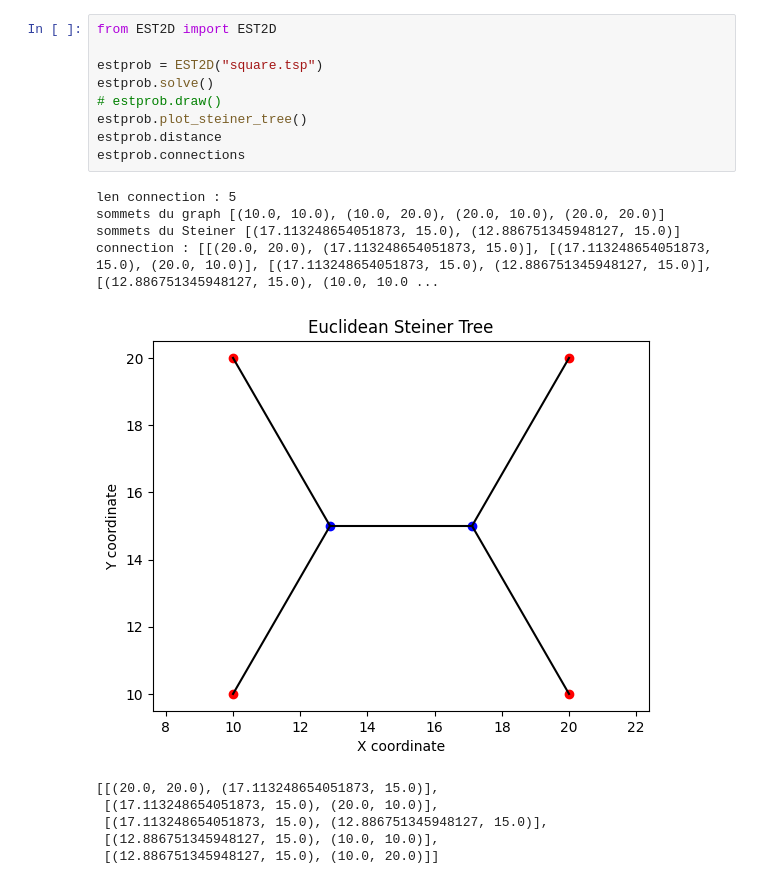
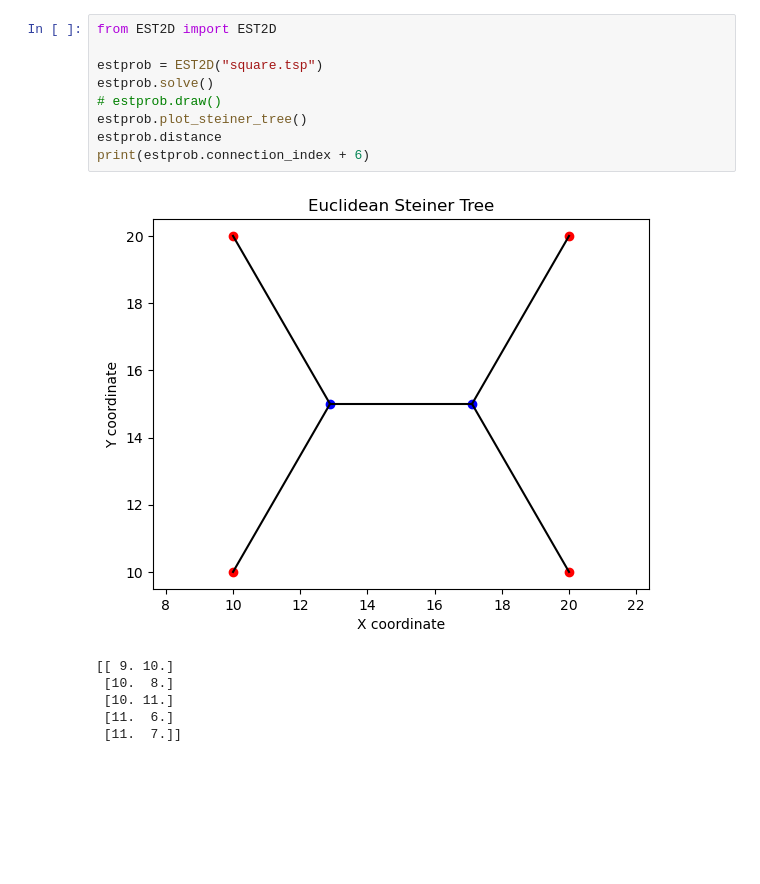
Before and after one commit to Kallel-Abd/ESteiner-3D, a Jupyter notebook: projet.ipynb, the cells around one changed output. Drawn from its saved outputs; the diff is of its cells as text; blank space fills up the shorter version.

Commit message:
index for 3d working

```diff
--- a/projet.ipynb
+++ b/projet.ipynb
@@ -1,23 +1,19 @@
 # %%
 from EST2D import EST2D
 
 estprob = EST2D("square.tsp")
 estprob.solve()
 # estprob.draw()
 estprob.plot_steiner_tree()
 estprob.distance
-estprob.connections
+print(estprob.connection_index + 6)
 # %% [output]
+[figure, new version]
-len connection : 5
-sommets du graph [(10.0, 10.0), (10.0, 20.0), (20.0, 10.0), (20.0, 20.0)]
-sommets du Steiner [(17.113248654051873, 15.0), (12.886751345948127, 15.0)]
-connection : [[(20.0, 20.0), (17.113248654051873, 15.0)], [(17.113248654051873, 15.0), (20.0, 10.0)], [(17.113248654051873, 15.0), (12.886751345948127, 15.0)], [(12.886751345948127, 15.0), (10.0, 10.0 ...
+[[ 9. 10.]
+ [10.  8.]
+ [10. 11.]
+ [11.  6.]
+ [11.  7.]]
-[figure, old version]
-[[(20.0, 20.0), (17.113248654051873, 15.0)],
- [(17.113248654051873, 15.0), (20.0, 10.0)],
- [(17.113248654051873, 15.0), (12.886751345948127, 15.0)],
- [(12.886751345948127, 15.0), (10.0, 10.0)],
- [(12.886751345948127, 15.0), (10.0, 20.0)]]
 # %%
 from EST2D import EST2D
 
```
Also changed, not shown: parts of 3 cells of this notebook, 4 other files.
